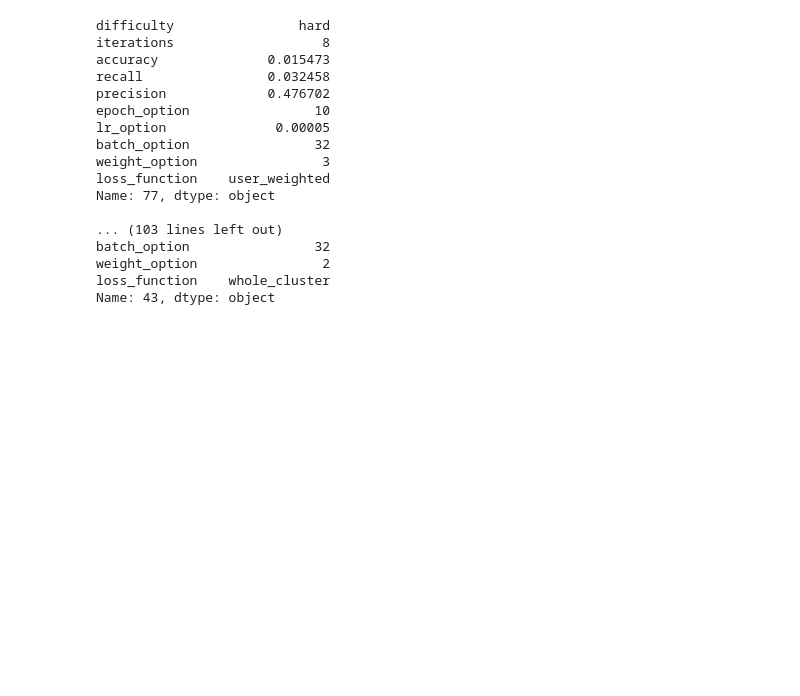
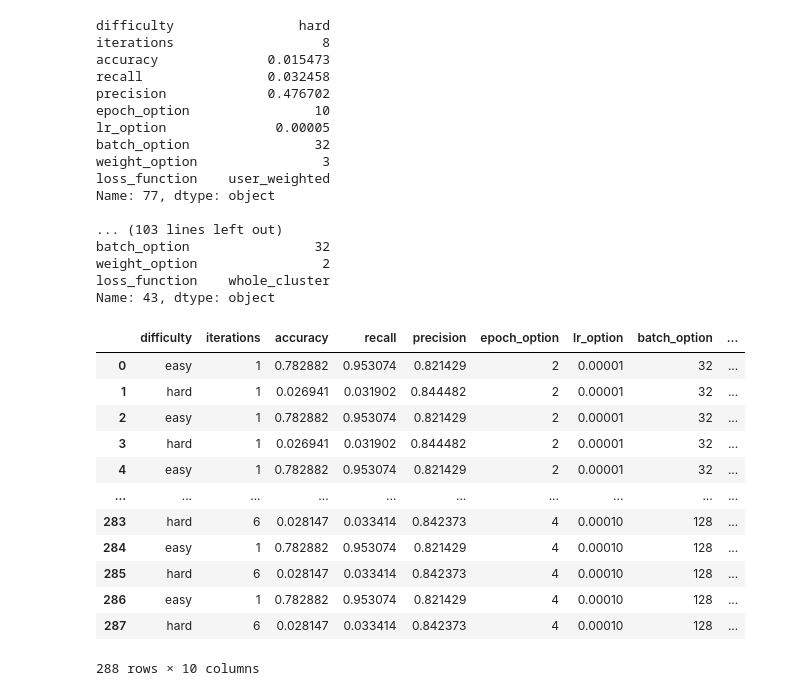
Before and after one commit to Kalamojo/HGDE, a Jupyter notebook: experiments/result_explorer.ipynb, the cells around one changed output. Drawn from its saved outputs; the diff is of its cells as text; code cells hidden in the pictures; blank space fills up the shorter version.

```diff
--- a/experiments/result_explorer.ipynb
+++ b/experiments/result_explorer.ipynb
@@ -89,3 +89,20 @@ batch_option                32
 weight_option                2
 loss_function    whole_cluster
 Name: 43, dtype: object
+# %%
+df = pd.read_csv("output2.csv")
+df
+# %% [output]
+|  | difficulty | iterations | accuracy | recall | precision | epoch_option | lr_option | batch_option | ... |
+| 0 | easy | 1 | 0.782882 | 0.953074 | 0.821429 | 2 | 0.00001 | 32 | ... |
+| 1 | hard | 1 | 0.026941 | 0.031902 | 0.844482 | 2 | 0.00001 | 32 | ... |
+| 2 | easy | 1 | 0.782882 | 0.953074 | 0.821429 | 2 | 0.00001 | 32 | ... |
+| 3 | hard | 1 | 0.026941 | 0.031902 | 0.844482 | 2 | 0.00001 | 32 | ... |
+| 4 | easy | 1 | 0.782882 | 0.953074 | 0.821429 | 2 | 0.00001 | 32 | ... |
+| ... | ... | ... | ... | ... | ... | ... | ... | ... | ... |
+| 283 | hard | 6 | 0.028147 | 0.033414 | 0.842373 | 4 | 0.00010 | 128 | ... |
+| 284 | easy | 1 | 0.782882 | 0.953074 | 0.821429 | 4 | 0.00010 | 128 | ... |
+| 285 | hard | 6 | 0.028147 | 0.033414 | 0.842373 | 4 | 0.00010 | 128 | ... |
+| 286 | easy | 1 | 0.782882 | 0.953074 | 0.821429 | 4 | 0.00010 | 128 | ... |
+| 287 | hard | 6 | 0.028147 | 0.033414 | 0.842373 | 4 | 0.00010 | 128 | ... |
+288 rows × 10 columns
```
Also changed, not shown: parts of 3 cells of this notebook, 8 other files.
